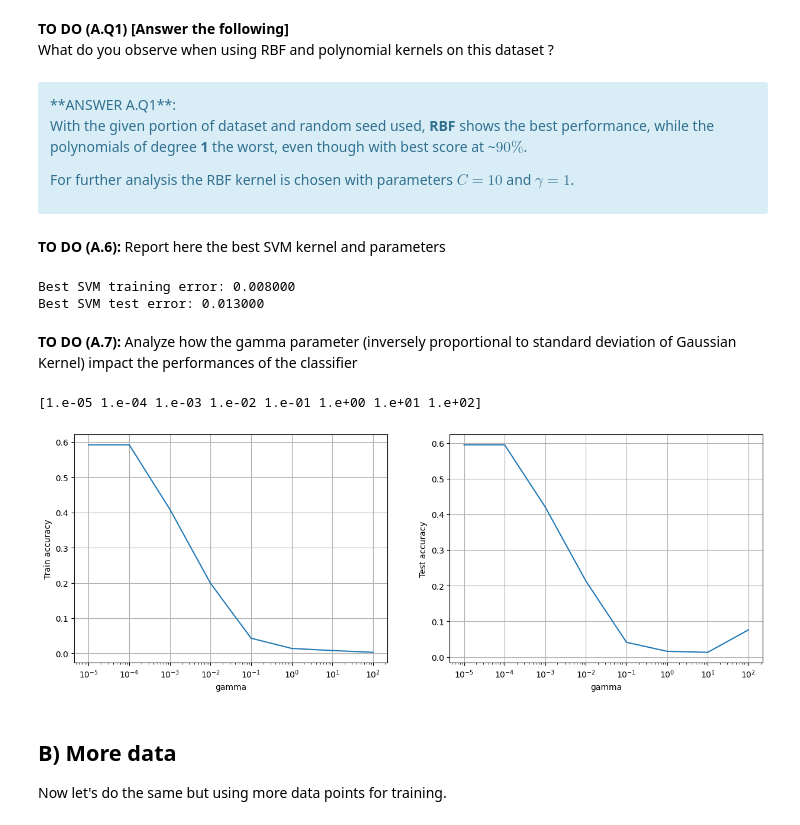
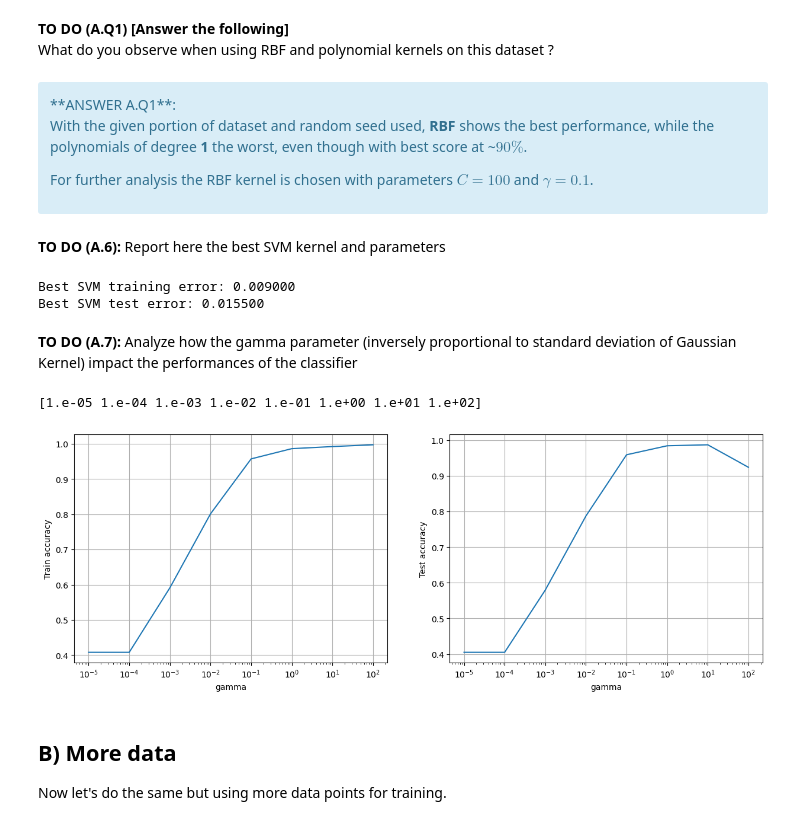
Before and after one commit to RiccardoTancredi/MachineLearning, a Jupyter notebook: Lab_2/Assignment_HW2.ipynb, the cells around one changed output. Cells and saved outputs as stored; diff of their text form; code cells hidden in the pictures.

```diff
--- a/Lab_2/Assignment_HW2.ipynb
+++ b/Lab_2/Assignment_HW2.ipynb
@@ -287,13 +289,13 @@ What do you observe when using RBF and polynomial kernels on this dataset ?
 
 With the given portion of dataset and random seed used, **RBF** shows the best performance, while the polynomials of degree **1** the worst, even though with best score at ~$90\%$.
 
-For further analysis the RBF kernel is chosen with parameters $C=10$ and $\gamma = 1$.
+For further analysis the RBF kernel is chosen with parameters **$C=100$** and **$\gamma = 0.1$**.
     </div>
 # %% [markdown]
 **TO DO (A.6):** Report here the best SVM kernel and parameters
 # %%
 #get training and test error for the best SVM model from CV
-best_SVM = {'C': [10], 'kernel':['rbf'], 'gamma': [1]}
+best_SVM = {'C': [100], 'kernel':['rbf'], 'gamma': [0.1]}
 
 best_SVM_train = GridSearchCV(SVC(probability=True, random_state=ID), param_grid=best_SVM, cv=4)
 best_SVM_train.fit(X_train, y_train)
@@ -303,8 +305,8 @@ test_error = 1 - best_SVM_train.score(X_test, y_test)
 print ("Best SVM training error: %f" % training_error)
 print ("Best SVM test error: %f" % test_error)
 # %% [output]
-Best SVM training error: 0.008000
-Best SVM test error: 0.013000
+Best SVM training error: 0.009000
+Best SVM test error: 0.015500
 # %% [markdown]
 **TO DO (A.7):** Analyze how the gamma parameter (inversely proportional to standard deviation of Gaussian Kernel) impact the performances of the classifier
 # %%
@@ -319,36 +321,36 @@ train_acc_list, test_acc_list = [], []
 for value in gamma_values:
     svm = GridSearchCV(SVC(kernel=parameters['kernel'], probability=True, random_state=ID), param_grid= {'C':[1], 'gamma':[value]}, cv=4)
     svm.fit(X_train, y_train)
 
     # Training
-    train_score = 1- svm.score(X_train, y_train)
+    train_score = svm.score(X_train, y_train)
     train_acc_list.append(train_score)
 
     # Testing
-    test_score = 1- svm.score(X_test, y_test)
+    test_score = svm.score(X_test, y_test)
     test_acc_list.append(test_score)
 
 
 # Plot
 fig, ax = plt.subplots(1,2, figsize=(15,5))
 
 ax[0].plot(gamma_values, train_acc_list)
 ax[0].set_xscale('log')
 ax[0].set_xlabel('gamma')
 ax[0].set_ylabel('Train accuracy')
 ax[0].grid(True)
 
 ax[1].plot(gamma_values, test_acc_list)
 ax[1].set_xscale('log')
 ax[1].set_xlabel('gamma')
 ax[1].set_ylabel('Test accuracy')
 ax[1].grid(True)
 
 
 plt.show()
 # %% [output]
 [1.e-05 1.e-04 1.e-03 1.e-02 1.e-01 1.e+00 1.e+01 1.e+02]
-[figure, old version]
+[figure, new version]
 # %% [markdown]
 ## B) More data
 Now let's do the same but using more data points for training.
```
Also changed, not shown: parts of 6 cells of this notebook.
